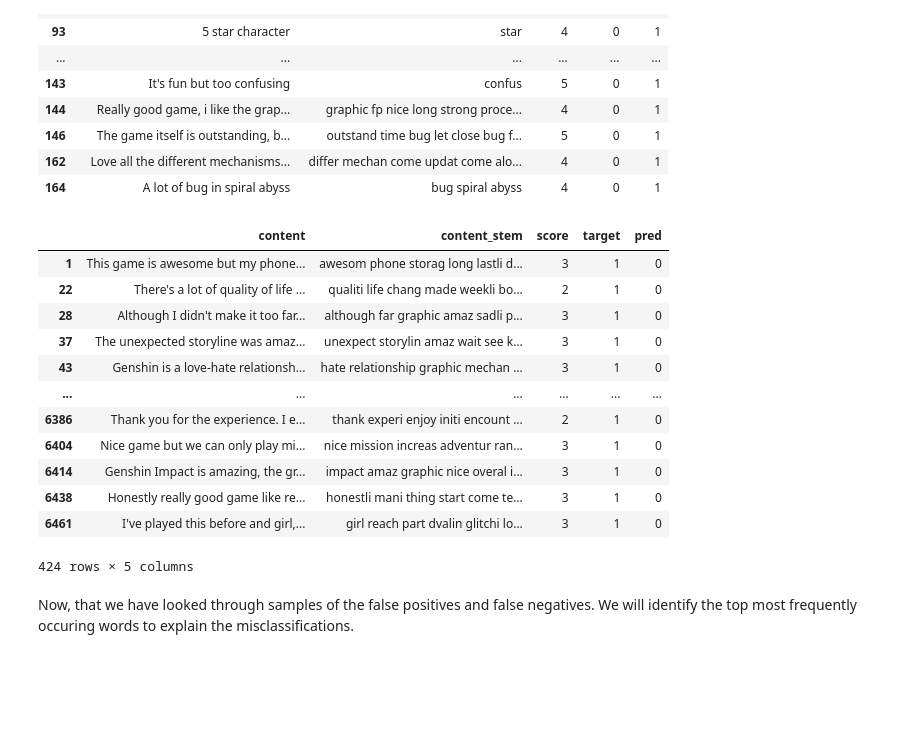
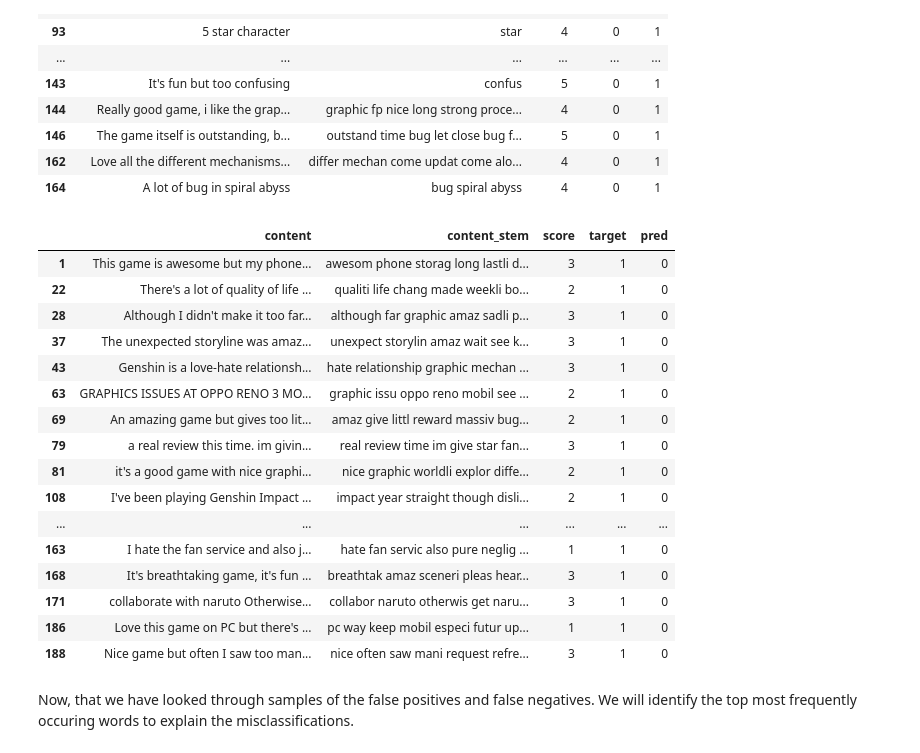
Before and after one commit to wanadzhar913/genshin-impact-reviews-sentiment-analysis-fastapi-docker, a Jupyter notebook: notebooks/04_top_model_analysis.ipynb, the cells around one changed output. Cells and saved outputs as stored; diff of their text form; code cells hidden in the pictures; blank space fills up the shorter version.

```diff
--- a/notebooks/04_top_model_analysis.ipynb
+++ b/notebooks/04_top_model_analysis.ipynb
@@ -52,0 +32,4 @@ reviews_val.head(3)
+# %%
+# Load the vocab dictionary from the pickle file
+with open('../models/pytorch_vocab.pkl', 'rb') as f:
+    vocab = pickle.load(f)
@@ -190,20 +318,24 @@ reviews_val_svc[(reviews_val_svc['target']==0) & (reviews_val_svc['pred']==1)][[
 | 164 | A lot of bug in spiral abyss | bug spiral abyss | 4 | 0 | 1 |
 # %%
 # View the False Negatives - Model incorrectly predicts these as positive sentiment when they are actually negative sentiment
-reviews_val_svc[(reviews_val_svc['target']==1) & (reviews_val_svc['pred']==0)][['content','content_stem','score','target','pred']]
+reviews_val_svc[(reviews_val_svc['target']==1) & (reviews_val_svc['pred']==0)][['content','content_stem','score','target','pred']].head(20)
 # %% [output]
 |  | content | content_stem | score | target | pred |
 | 1 | This game is awesome but my phone... | awesom phone storag long lastli d... | 3 | 1 | 0 |
 | 22 | There's a lot of quality of life ... | qualiti life chang made weekli bo... | 2 | 1 | 0 |
 | 28 | Although I didn't make it too far... | although far graphic amaz sadli p... | 3 | 1 | 0 |
 | 37 | The unexpected storyline was amaz... | unexpect storylin amaz wait see k... | 3 | 1 | 0 |
 | 43 | Genshin is a love-hate relationsh... | hate relationship graphic mechan ... | 3 | 1 | 0 |
+| 63 | GRAPHICS ISSUES AT OPPO RENO 3 MO... | graphic issu oppo reno mobil see ... | 2 | 1 | 0 |
+| 69 | An amazing game but gives too lit... | amaz give littl reward massiv bug... | 2 | 1 | 0 |
+| 79 | a real review this time. im givin... | real review time im give star fan... | 3 | 1 | 0 |
+| 81 | it's a good game with nice graphi... | nice graphic worldli explor diffe... | 2 | 1 | 0 |
+| 108 | I've been playing Genshin Impact ... | impact year straight though disli... | 2 | 1 | 0 |
 | ... | ... | ... | ... | ... | ... |
-| 6386 | Thank you for the experience. I e... | thank experi enjoy initi encount ... | 2 | 1 | 0 |
-| 6404 | Nice game but we can only play mi... | nice mission increas adventur ran... | 3 | 1 | 0 |
-| 6414 | Genshin Impact is amazing, the gr... | impact amaz graphic nice overal i... | 3 | 1 | 0 |
-| 6438 | Honestly really good game like re... | honestli mani thing start come te... | 3 | 1 | 0 |
-| 6461 | I've played this before and girl,... | girl reach part dvalin glitchi lo... | 3 | 1 | 0 |
+| 163 | I hate the fan service and also j... | hate fan servic also pure neglig ... | 1 | 1 | 0 |
+| 168 | It's breathtaking game, it's fun ... | breathtak amaz sceneri pleas hear... | 3 | 1 | 0 |
+| 171 | collaborate with naruto Otherwise... | collabor naruto otherwis get naru... | 3 | 1 | 0 |
+| 186 | Love this game on PC but there's ... | pc way keep mobil especi futur up... | 1 | 1 | 0 |
+| 188 | Nice game but often I saw too man... | nice often saw mani request refre... | 3 | 1 | 0 |
-424 rows × 5 columns
 # %% [markdown]
 Now, that we have looked through samples of the false positives and false negatives. We will identify the top most frequently occuring words to explain the misclassifications.
```
Also changed, not shown: parts of 26 cells of this notebook, 1 other file.
